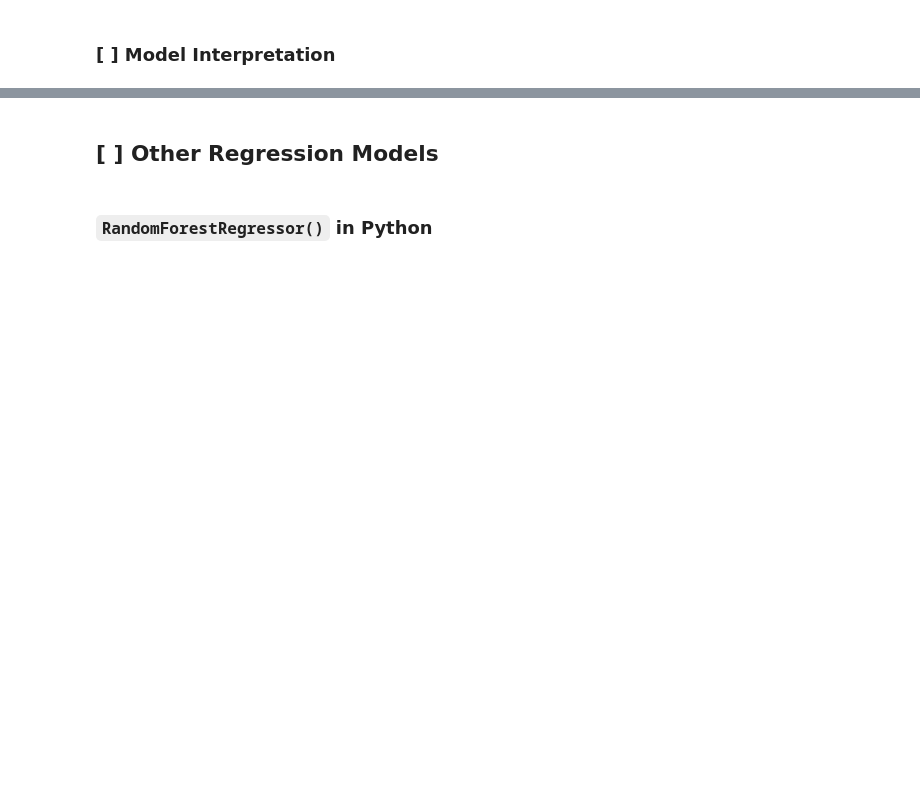
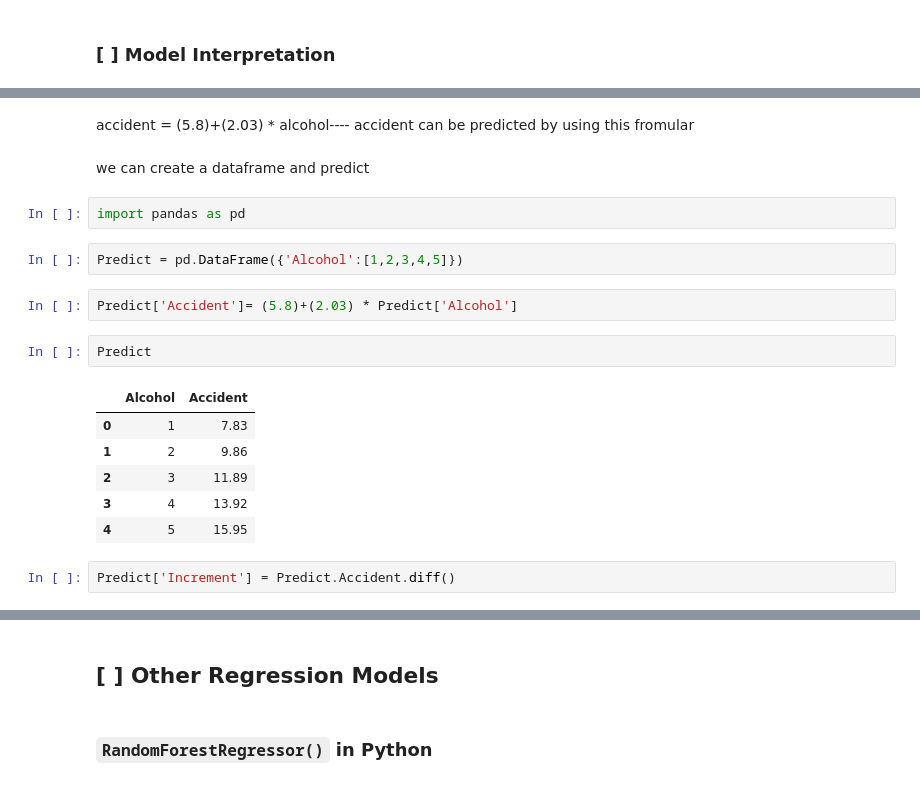
Before and after one commit to toluwabori/resolving-machine-learning-python, a Jupyter notebook: 01_The Linear Regression & Supervised Regression Models/01B_ml-linear-regression_session_blank.ipynb, the cells around one changed output, grey strips where cells are left out. Saved outputs shown, nothing was run; the diff lists cells and outputs as text; blank space fills up the shorter version.

```diff
--- a/01_The Linear Regression & Supervised Regression Models/01B_ml-linear-regression_session_blank.ipynb
+++ b/01_The Linear Regression & Supervised Regression Models/01B_ml-linear-regression_session_blank.ipynb
@@ -172,0 +244,21 @@ lr.score(X=features,y=target)
+# %% [markdown]
+accident = (5.8)+(2.03) * alcohol---- accident can be predicted by using this fromular
+# %% [markdown]
+we can create a dataframe and predict
+# %%
+import pandas as pd
+# %%
+Predict = pd.DataFrame({'Alcohol':[1,2,3,4,5]})
+# %%
+Predict['Accident']= (5.8)+(2.03) * Predict['Alcohol']
+# %%
+Predict
+# %% [output]
+|  | Alcohol | Accident |
+| 0 | 1 | 7.83 |
+| 1 | 2 | 9.86 |
+| 2 | 3 | 11.89 |
+| 3 | 4 | 13.92 |
+| 4 | 5 | 15.95 |
+# %%
+Predict['Increment'] = Predict.Accident.diff()
```
Also changed, not shown: parts of 40 cells of this notebook.
